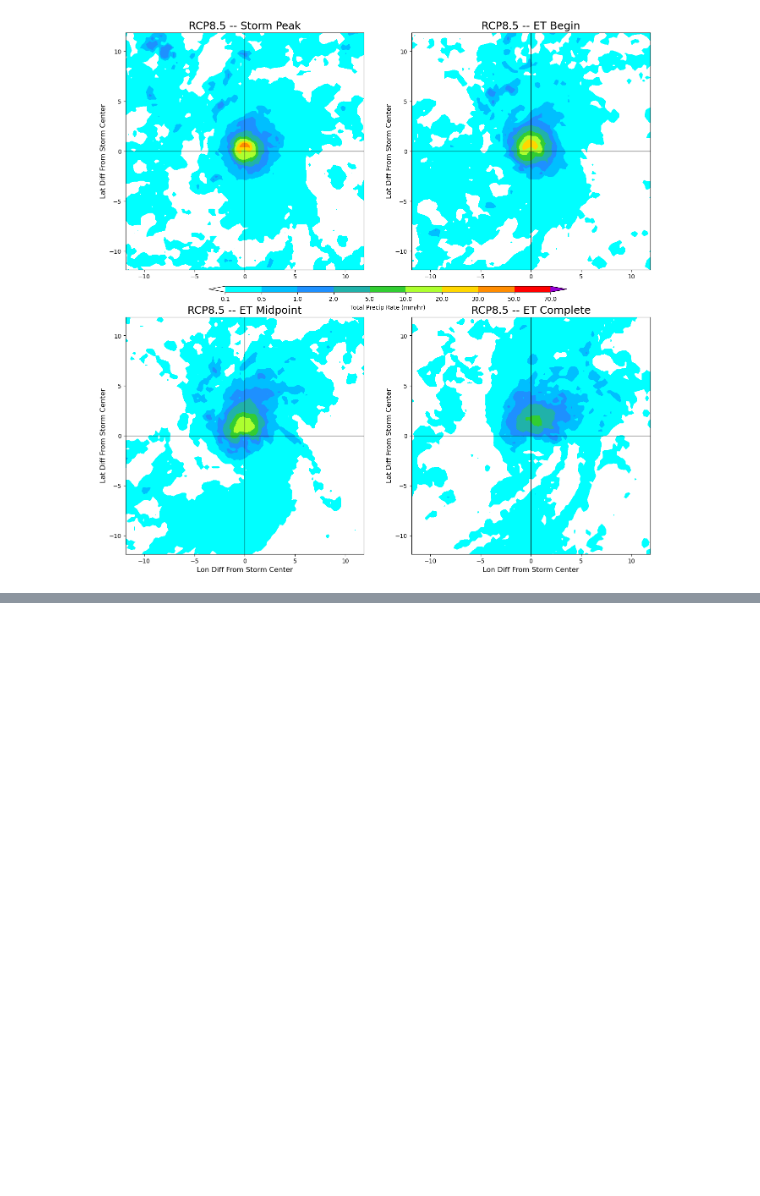
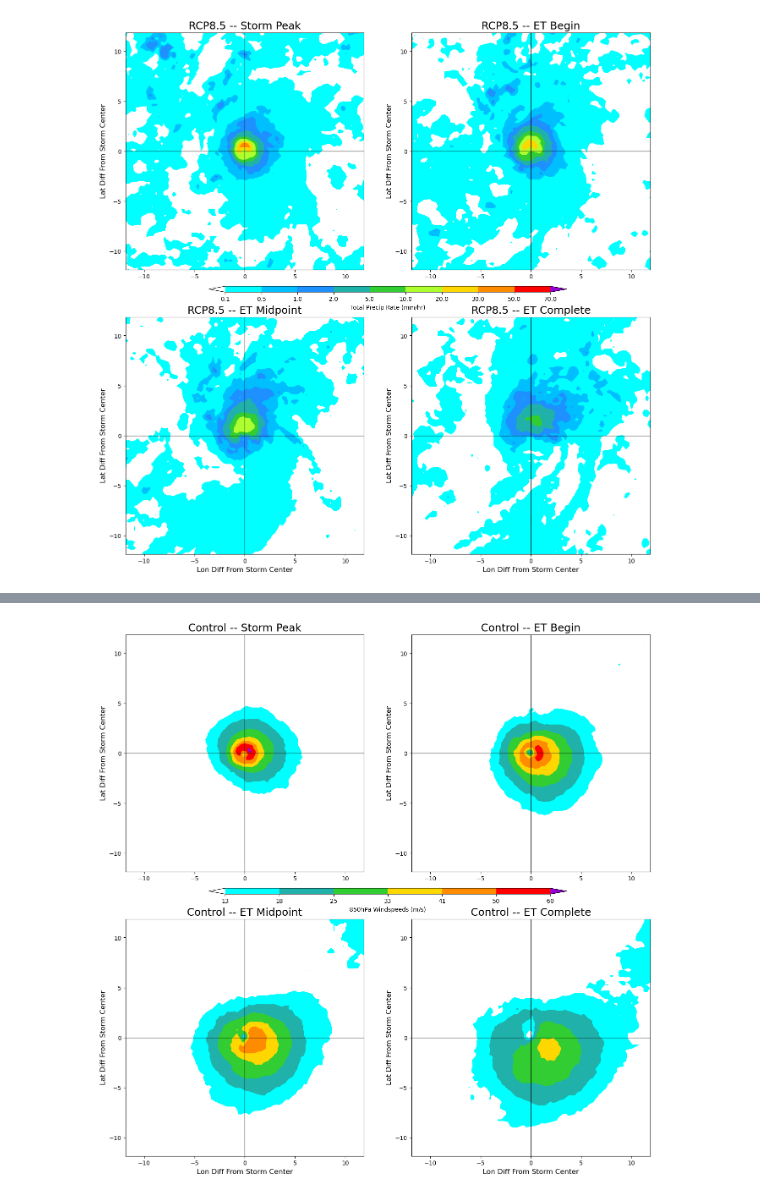
Before and after one commit to Luigi728/ExtraTrack_Github, a Jupyter notebook: RCP_Analysis/RCP_Analysis_V6.8.2.ipynb, the cells around one changed output, grey strips where cells are left out. Saved outputs shown, nothing was run; the diff lists cells and outputs as text; code cells hidden in the pictures; blank space fills up the shorter version.

```diff
--- a/RCP_Analysis/RCP_Analysis_V6.8.2.ipynb
+++ b/RCP_Analysis/RCP_Analysis_V6.8.2.ipynb
@@ -299,8 +299,8 @@ def Find_Compo_Info(Code, Data_DF, ET_DF, Compo_DF, Compo_nc):
     return (DF_Storm_Compo, Time_Indexes)
 # %%
 # Create Function to Combine Windspeed Maps
-def Wind_Snaps_Combine(Subset_Codes, Data_DF, ET_DF, Compo_DF, Compo_nc_A, Compo_nc_B, Compo_nc_C):
-    Wind_Snap_Sum = numpy.zeros((len(Subset_Codes),4,80,80))
+def Wind_Snaps_Combine(Subset_Codes, Data_DF, ET_DF, Compo_DF, Compo_nc_A, Compo_nc_B, Compo_nc_C, Mean):
+    Wind_Snap_All = numpy.zeros((len(Subset_Codes),4,80,80))
     for n in range(len(Subset_Codes)):
         Code = Subset_Codes[n]
         ABC = ET_DF[ET_DF["Code"] == Code].reset_index()["ABC"][0]
@@ -313,8 +313,12 @@ def Wind_Snaps_Combine(Subset_Codes, Data_DF, ET_DF, Compo_DF, Compo_nc_A, Compo
         DF_Storm_Compo, Time_Indexes = Find_Compo_Info(Code, Data_DF, ET_DF, Compo_DF, Compo_nc)
         for t in range(len(Time_Indexes)):
             Windspeed_Snap = Windspeed_850hPa(Compo_nc, Time_Indexes[t])
-            Wind_Snap_Sum[n][t] = Windspeed_Snap
-    Wind_Snap_Mean = numpy.mean(Wind_Snap_Sum, axis=0)
-    return (Wind_Snap_Mean)
+            Wind_Snap_All[n][t] = Windspeed_Snap
+    if Mean == True:
+        Wind_Snap_Mean = numpy.mean(Wind_Snap_All, axis=0)
+        return (Wind_Snap_Mean)
+    else:
+        Wind_Snap_Median = numpy.median(Wind_Snap_All, axis=0)
+        return (Wind_Snap_Median)
 # %%
 # Create Function to Combine Precip Maps
@@ -370,7 +378,7 @@ def Contour_Map(Snap, x_Snap, y_Snap, Bounds, Colours, Model, Time_Label, Var, x
     pyplot.title(Title, fontsize=18)
 # %%
 # Plot Four Windspeed Snap Plots
-def Windspeed_Snap_Plots(Wind_Snaps, Compo_nc, Model, Time_Labels, Bounds, Colours, Savefig):
+def Windspeed_Snap_Plots(Wind_Snaps, Compo_nc, Model, Time_Labels, Bounds, Colours, Savefig, Figname):
 # x and y Values
     x_Snap = Compo_nc.x
     y_Snap = Compo_nc.y
@@ -402,7 +410,6 @@ def Windspeed_Snap_Plots(Wind_Snaps, Compo_nc, Model, Time_Labels, Bounds, Colou
 #
 # Save Fig
     if Savefig == True:
-        Figname = str(Model + '_Wind_Snaps_Combine.png')
         Fig.savefig(Output_Diri+Figname, bbox_inches='tight')
 # %%
 # Plot Four Precip Rate Snap Plots
@@ -600,2 +615,11 @@ Precip_Bounds, Precip_Colours, True)
 # %% [output]
 [figure]
+# %%
+# Calculate Median Windspeed Snapshots
+Control_Subset_Wind_Snap_Median = Wind_Snaps_Combine(Control_Subset_Codes, Control_Data, Control_ET, \
+Control_Compo, Control_A_Compo_nc, Control_B_Compo_nc, Control_C_Compo_nc, False)
+RCP45_Subset_Wind_Snap_Median = Wind_Snaps_Combine(RCP45_Subset_Codes, RCP45_Data, RCP45_ET, \
+RCP45_Compo, RCP45_A_Compo_nc, RCP45_B_Compo_nc, RCP45_C_Compo_nc, False)
+RCP85_Subset_Wind_Snap_Median = Wind_Snaps_Combine(RCP85_Subset_Codes, RCP85_Data, RCP85_ET, \
+RCP85_Compo, RCP85_A_Compo_nc, RCP85_B_Compo_nc, RCP85_C_Compo_nc, False)
+Control_Subset_Wind_Snap_Median
@@ -601,0 +655,5 @@ Precip_Bounds, Precip_Colours, True)
+# %%
+Windspeed_Snap_Plots(Control_Subset_Wind_Snap_Median, Control_A_Compo_nc, "Control", Time_Labels, \
+Windspeed_Bounds, Windspeed_Colours, True, 'Control_Wind_Snaps_Median.png')
+# %% [output]
+[figure, added]
```
Also changed, not shown: parts of 26 cells of this notebook, 21 other files.
